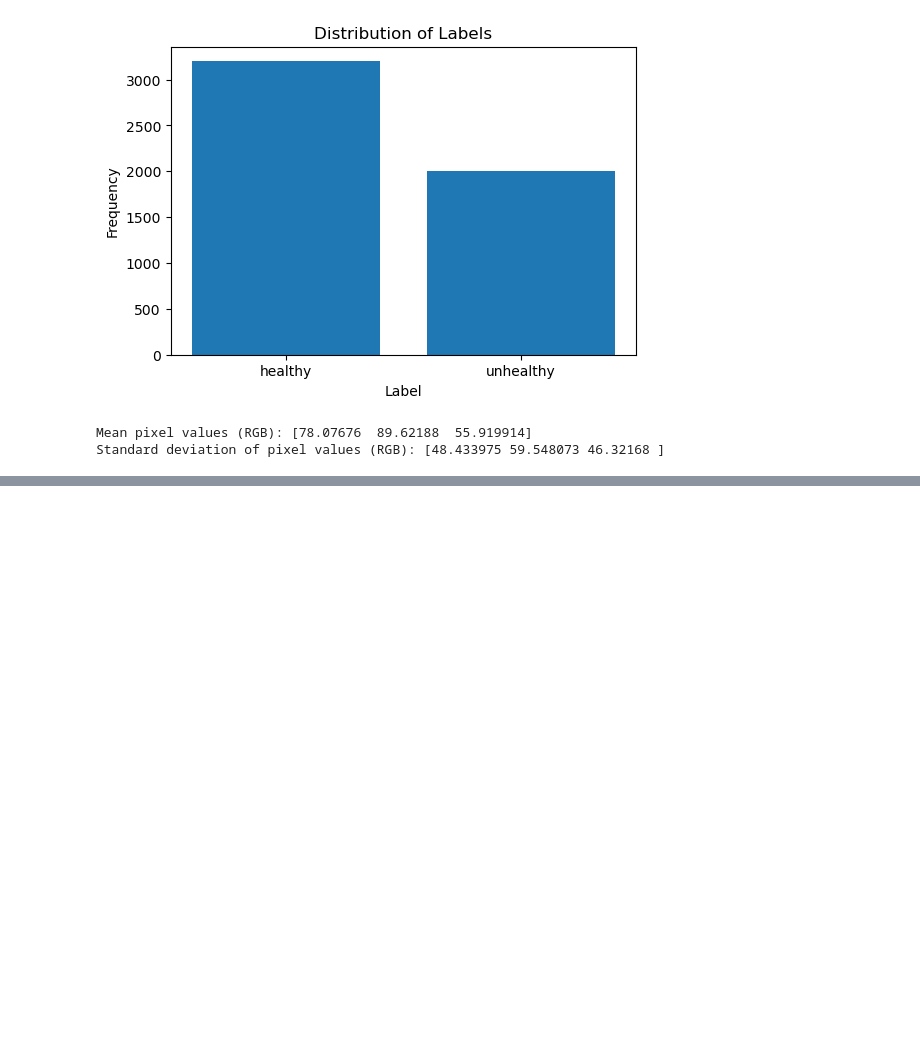
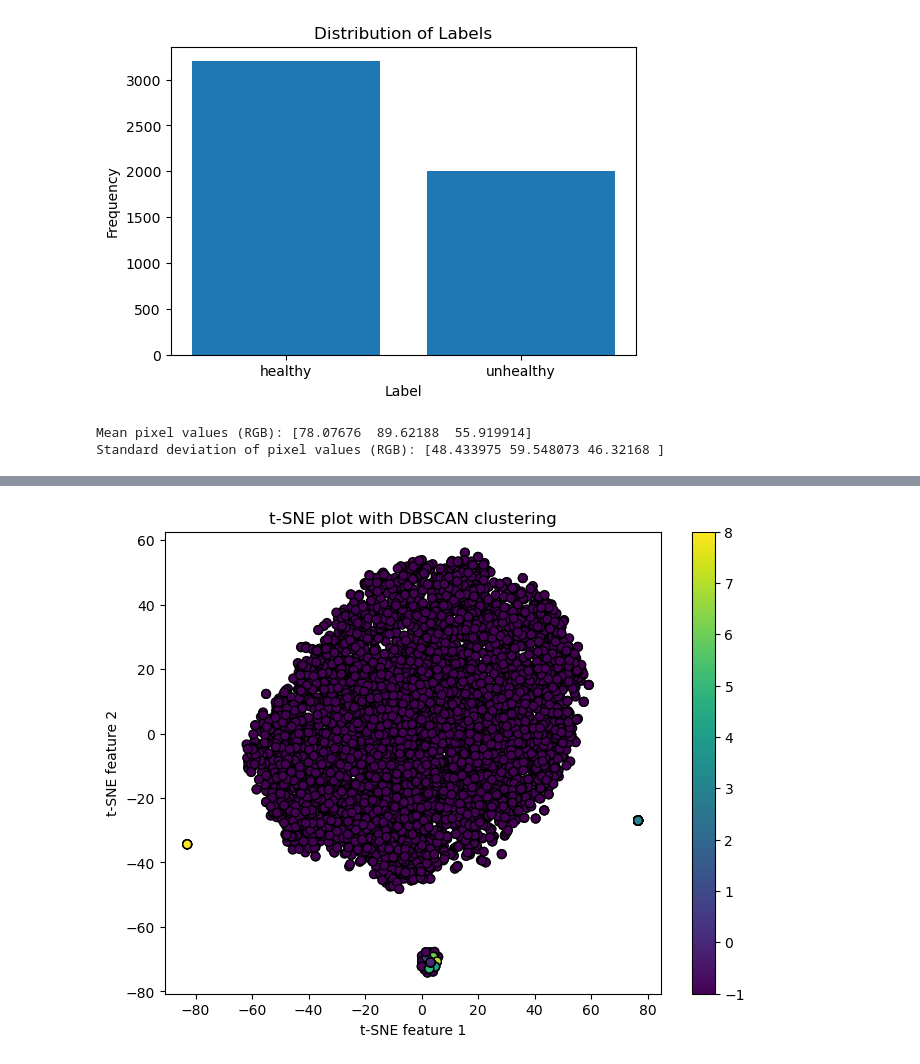
Before and after one commit to Icon1cc/ANN-DL-Competition1, a Jupyter notebook: Data_Prep_Processing.ipynb, the cells around one changed output, grey strips where cells are left out. Drawn from its saved outputs; the diff is of its cells as text; code cells hidden in the pictures; blank space fills up the shorter version.

```diff
--- a/Data_Prep_Processing.ipynb
+++ b/Data_Prep_Processing.ipynb
@@ -50,0 +112,23 @@ Standard deviation of pixel values (RGB): [48.433975 59.548073 46.32168 ]
+# %%
+# Apply PCA to reduce the dimensionality before t-SNE
+pca = PCA(n_components=50)  # Reduce to 50 dimensions
+X_pca = pca.fit_transform(X_features)
+
+# Apply t-SNE to further reduce to 2 dimensions
+tsne = TSNE(n_components=2)
+X_tsne = tsne.fit_transform(X_pca)
+# %%
+# Apply DBSCAN clustering algorithm
+dbscan = DBSCAN(eps=0.5, min_samples=5)
+clusters = dbscan.fit_predict(X_tsne)
+
+# Plot t-SNE reduced features with cluster labels
+plt.figure(figsize=(8, 6))
+plt.scatter(X_tsne[:, 0], X_tsne[:, 1], c=clusters, cmap='viridis', edgecolor='k', s=40)
+plt.title("t-SNE plot with DBSCAN clustering")
+plt.xlabel("t-SNE feature 1")
+plt.ylabel("t-SNE feature 2")
+plt.colorbar()
+plt.show()
+# %% [output]
+[figure, added]
```
Also changed, not shown: parts of 6 cells of this notebook.
